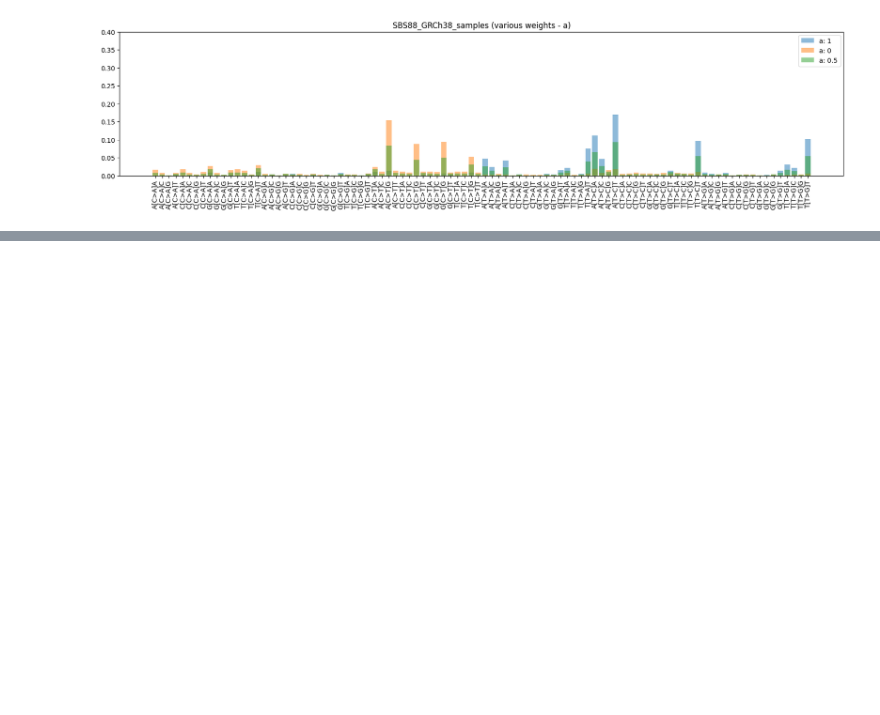
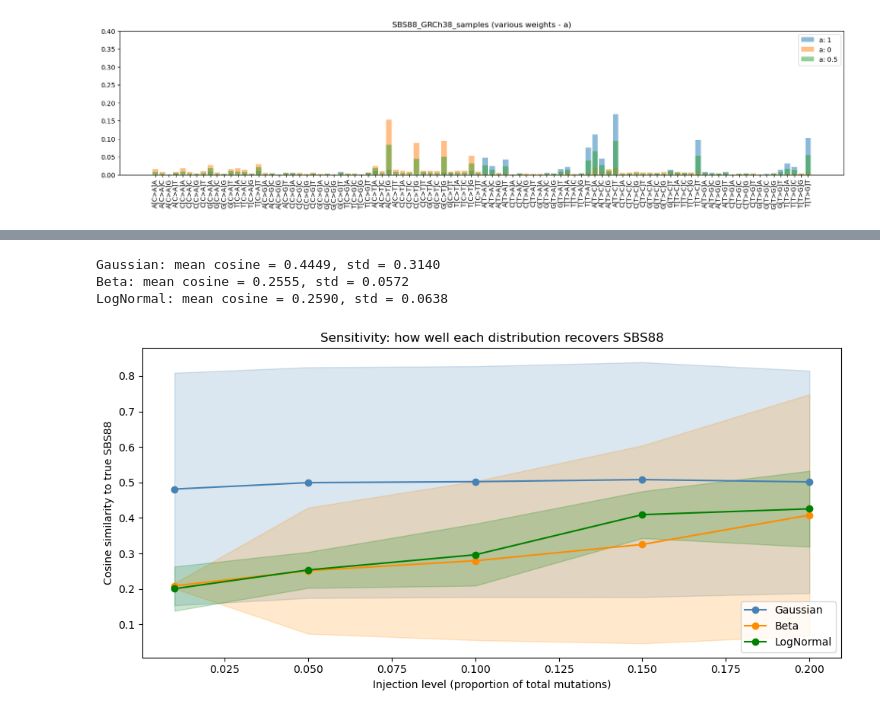
Before and after one commit to fredwdickinson/rscam-g6, a Jupyter notebook: Mutations_simulation.ipynb, the cells around one changed output, grey strips where cells are left out. Saved outputs shown, nothing was run; the diff lists cells and outputs as text; code cells hidden in the pictures; blank space fills up the shorter version.

```diff
--- a/Mutations_simulation.ipynb
+++ b/Mutations_simulation.ipynb
@@ -147,0 +228,62 @@ vis_data([test_1, test_2, test_3], final_df["Context"], [f"a: {a_1}", f"a: {a_2}
+# %%
+def cosine_similarity(a, b):
+    return np.dot(a, b) / (norm(a) * norm(b))
+
+true_sbs88 = final_df["SBS88_GRCh38"].values
+
+for label, results in [("Gaussian", gauss_results),
+                        ("Beta", beta_results),
+                        ("LogNormal", logn_results)]:
+    sims = [cosine_similarity(r, true_sbs88) for r in results]
+    print(f"{label}: mean cosine = {np.mean(sims):.4f}, std = {np.std(sims):.4f}")
+# %% [output]
+Gaussian: mean cosine = 0.4449, std = 0.3140
+Beta: mean cosine = 0.2555, std = 0.0572
+LogNormal: mean cosine = 0.2590, std = 0.0638
+# %%
+injection_levels = [0.01, 0.05, 0.10, 0.15, 0.20]
+n_trials = 200
+
+# Pull mutation counts from TCGA
+tcga = pd.read_csv("tcga_data.csv", sep="\t", low_memory=False)
+sample_counts = tcga.groupby("Sample ID")["# Mut in Sample"].first().dropna()
+sample_counts = sample_counts[sample_counts > 50].values
+
+true_sbs88 = final_df["SBS88_GRCh38"].values
+
+results = {"Gaussian": {}, "Beta": {}, "LogNormal": {}}
+
+for level in injection_levels:
+    n_muts = int(np.random.choice(sample_counts))
+    results["Gaussian"][level]  = simulate_gaussian(final_df, "SBS88_GRCh38", level, n_trials, n_muts)
+    results["Beta"][level]      = simulate_beta(final_df, "SBS88_GRCh38", level, n_trials, n_muts)
+    results["LogNormal"][level] = simulate_lognormal(final_df, "SBS88_GRCh38", level, n_trials, n_muts)
+# %%
+cosine_results = {dist: {} for dist in results}
+
+for dist, levels in results.items():
+    for level, spectra in levels.items():
+        sims = [cosine_similarity(s, true_sbs88) for s in spectra]
+        cosine_results[dist][level] = sims
+# %%
+fig, ax = plt.subplots(figsize=(10, 5))
+
+colors = {"Gaussian": "steelblue", "Beta": "darkorange", "LogNormal": "green"}
+
+for dist, levels in cosine_results.items():
+    means = [np.mean(levels[l]) for l in injection_levels]
+    stds  = [np.std(levels[l])  for l in injection_levels]
+    ax.plot(injection_levels, means, marker="o", label=dist, color=colors[dist])
+    ax.fill_between(injection_levels,
+                    np.array(means) - np.array(stds),
+                    np.array(means) + np.array(stds),
+                    alpha=0.2, color=colors[dist])
+
+ax.set_xlabel("Injection level (proportion of total mutations)")
+ax.set_ylabel("Cosine similarity to true SBS88")
+ax.set_title("Sensitivity: how well each distribution recovers SBS88")
+ax.legend()
+plt.tight_layout()
+plt.show()
+# %% [output]
+[figure, added]
```
Also changed, not shown: parts of 8 cells of this notebook.
